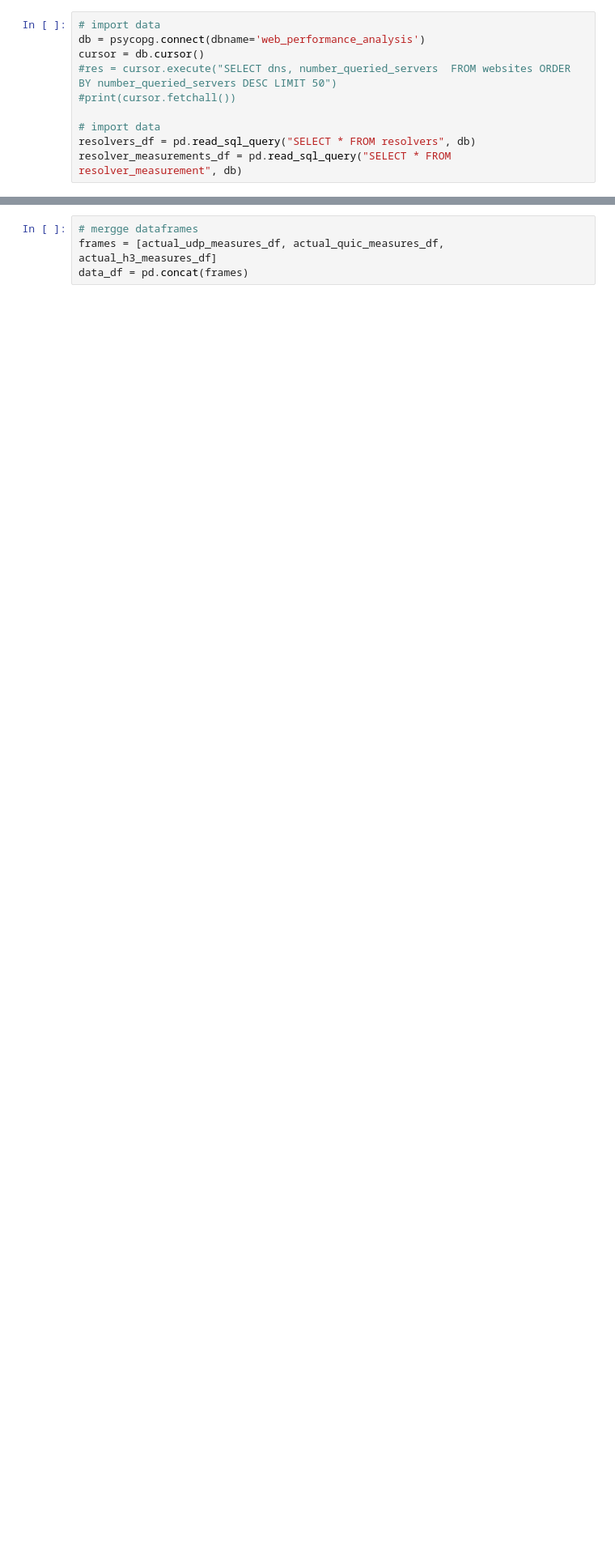
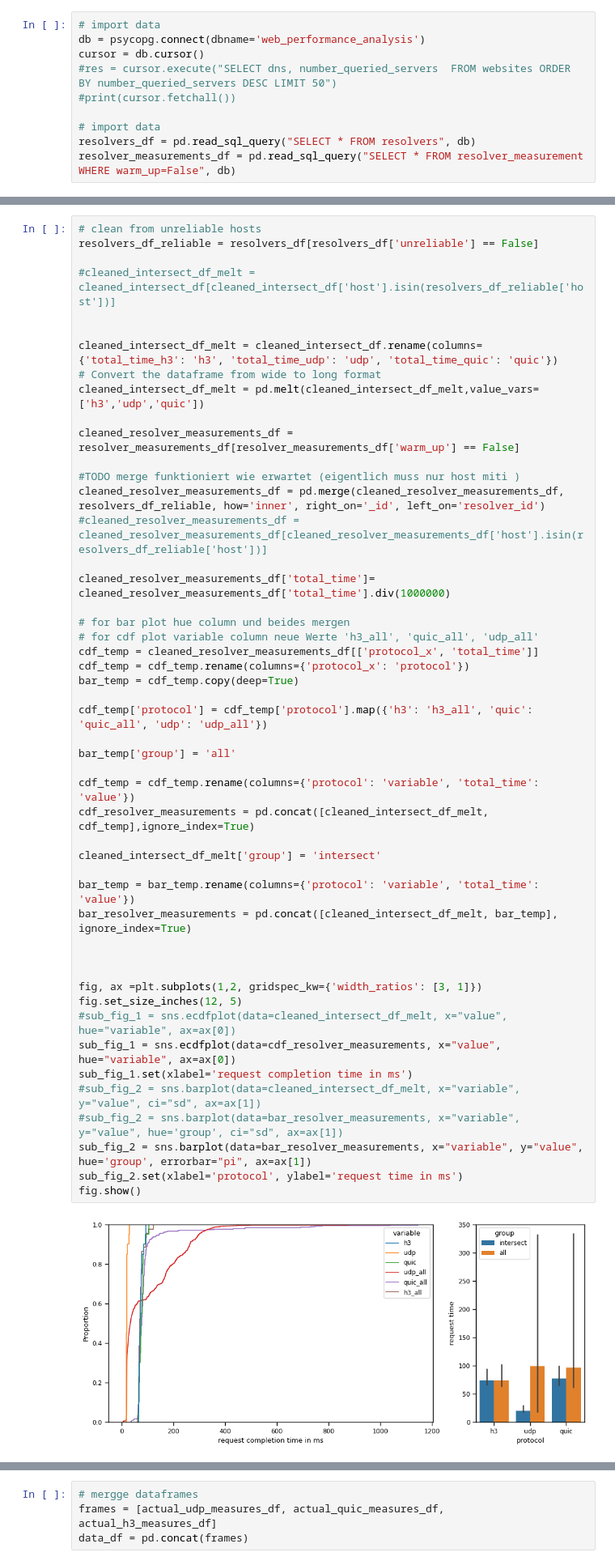
Before and after one commit to philipp0x62/web-performance, a Jupyter notebook: analysis/dns-measurement-analysis.ipynb, the cells around one changed output, grey strips where cells are left out. Shown: that part at 81% size. Saved outputs shown, nothing was run; the diff lists cells and outputs as text; blank space fills up the shorter version.

```diff
--- a/analysis/dns-measurement-analysis.ipynb
+++ b/analysis/dns-measurement-analysis.ipynb
@@ -17,6 +17,6 @@ cursor = db.cursor()
 
 # import data
 resolvers_df = pd.read_sql_query("SELECT * FROM resolvers", db)
-resolver_measurements_df = pd.read_sql_query("SELECT * FROM resolver_measurement", db)
+resolver_measurements_df = pd.read_sql_query("SELECT * FROM resolver_measurement WHERE warm_up=False", db)
 # %%
 resolvers_df
@@ -503,0 +345,51 @@ db.rollback()
+# %%
+# clean from unreliable hosts
+resolvers_df_reliable = resolvers_df[resolvers_df['unreliable'] == False]
+
+#cleaned_intersect_df_melt = cleaned_intersect_df[cleaned_intersect_df['host'].isin(resolvers_df_reliable['host'])]
+
+
+cleaned_intersect_df_melt = cleaned_intersect_df.rename(columns={'total_time_h3': 'h3', 'total_time_udp': 'udp', 'total_time_quic': 'quic'})
+# Convert the dataframe from wide to long format
+cleaned_intersect_df_melt = pd.melt(cleaned_intersect_df_melt,value_vars=['h3','udp','quic'])
+
+cleaned_resolver_measurements_df = resolver_measurements_df[resolver_measurements_df['warm_up'] == False]
+
+#TODO merge funktioniert wie erwartet (eigentlich muss nur host miti )
+cleaned_resolver_measurements_df = pd.merge(cleaned_resolver_measurements_df, resolvers_df_reliable, how='inner', right_on='_id', left_on='resolver_id')
+#cleaned_resolver_measurements_df = cleaned_resolver_measurements_df[cleaned_resolver_measurements_df['host'].isin(resolvers_df_reliable['host'])]
+
+cleaned_resolver_measurements_df['total_time']= cleaned_resolver_measurements_df['total_time'].div(1000000)
+
+# for bar plot hue column und beides mergen
+# for cdf plot variable column neue Werte 'h3_all', 'quic_all', 'udp_all'
+cdf_temp = cleaned_resolver_measurements_df[['protocol_x', 'total_time']]
+cdf_temp = cdf_temp.rename(columns={'protocol_x': 'protocol'})
+bar_temp = cdf_temp.copy(deep=True)
+
+cdf_temp['protocol'] = cdf_temp['protocol'].map({'h3': 'h3_all', 'quic': 'quic_all', 'udp': 'udp_all'})
+
+bar_temp['group'] = 'all'
+
+cdf_temp = cdf_temp.rename(columns={'protocol': 'variable', 'total_time': 'value'})
+cdf_resolver_measurements = pd.concat([cleaned_intersect_df_melt, cdf_temp],ignore_index=True)
+
+cleaned_intersect_df_melt['group'] = 'intersect'
+
+bar_temp = bar_temp.rename(columns={'protocol': 'variable', 'total_time': 'value'})
+bar_resolver_measurements = pd.concat([cleaned_intersect_df_melt, bar_temp], ignore_index=True)
+
+
+
+fig, ax =plt.subplots(1,2, gridspec_kw={'width_ratios': [3, 1]})
+fig.set_size_inches(12, 5)
+#sub_fig_1 = sns.ecdfplot(data=cleaned_intersect_df_melt, x="value", hue="variable", ax=ax[0])
+sub_fig_1 = sns.ecdfplot(data=cdf_resolver_measurements, x="value", hue="variable", ax=ax[0])
+sub_fig_1.set(xlabel='request completion time in ms')
+#sub_fig_2 = sns.barplot(data=cleaned_intersect_df_melt, x="variable", y="value", ci="sd", ax=ax[1])
+#sub_fig_2 = sns.barplot(data=bar_resolver_measurements, x="variable", y="value", hue='group', ci="sd", ax=ax[1])
+sub_fig_2 = sns.barplot(data=bar_resolver_measurements, x="variable", y="value", hue='group', errorbar="pi", ax=ax[1])
+sub_fig_2.set(xlabel='protocol', ylabel='request time in ms')
+fig.show()
+# %% [output]
+[figure, added]
```
Also changed, not shown: parts of 46 cells of this notebook.
